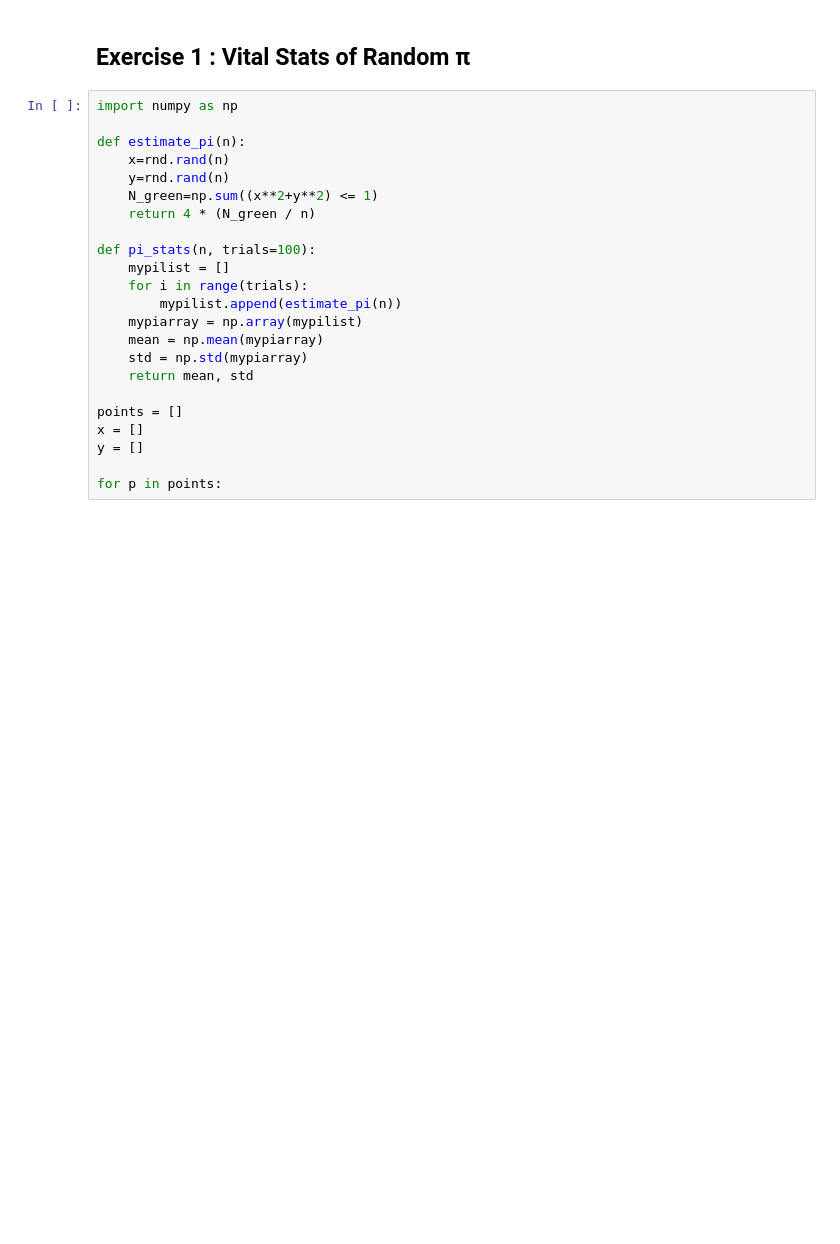
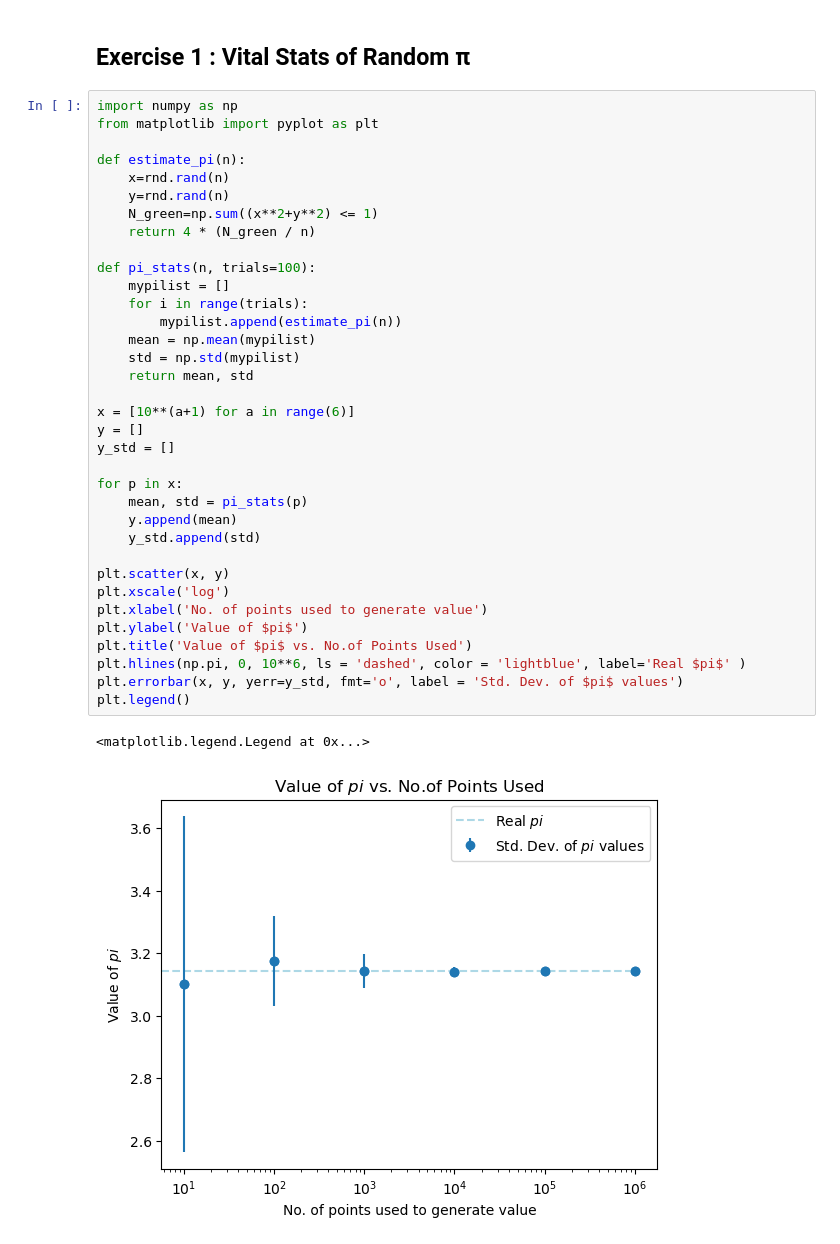
Before and after one commit to SPS-SP2273/learning-portfolio-Rizqancaffoor, a Jupyter notebook: random numbers/random_numbers_(good).ipynb, the cells around one changed output. Drawn from its saved outputs; the diff is of its cells as text; blank space fills up the shorter version.

```diff
--- a/random numbers/random_numbers_(good).ipynb
+++ b/random numbers/random_numbers_(good).ipynb
@@ -188,24 +188,39 @@ N_green=np.sum((x**2+y**2) <= 1)
 ## Exercise 1 :  Vital Stats of Random π
 # %%
 import numpy as np
+from matplotlib import pyplot as plt
 
 def estimate_pi(n):
     x=rnd.rand(n)
     y=rnd.rand(n)
     N_green=np.sum((x**2+y**2) <= 1)
     return 4 * (N_green / n)
 
 def pi_stats(n, trials=100):
     mypilist = []
     for i in range(trials):
         mypilist.append(estimate_pi(n))
-    mypiarray = np.array(mypilist)
-    mean = np.mean(mypiarray)
-    std = np.std(mypiarray)
+    mean = np.mean(mypilist)
+    std = np.std(mypilist)
     return mean, std
 
-points = []
-x = []
+x = [10**(a+1) for a in range(6)]
 y = []
+y_std = []
 
-for p in points:
+for p in x:
+    mean, std = pi_stats(p)
+    y.append(mean)
+    y_std.append(std)
+
+plt.scatter(x, y)
+plt.xscale('log')
+plt.xlabel('No. of points used to generate value')
+plt.ylabel('Value of $pi$')
+plt.title('Value of $pi$ vs. No.of Points Used')
+plt.hlines(np.pi, 0, 10**6, ls = 'dashed', color = 'lightblue', label='Real $pi$' )
+plt.errorbar(x, y, yerr=y_std, fmt='o', label = 'Std. Dev. of $pi$ values')
+plt.legend()
+# %% [output]
+<matplotlib.legend.Legend at 0x...>
+[figure, added]
```
Also changed, not shown: parts of 8 cells of this notebook.
